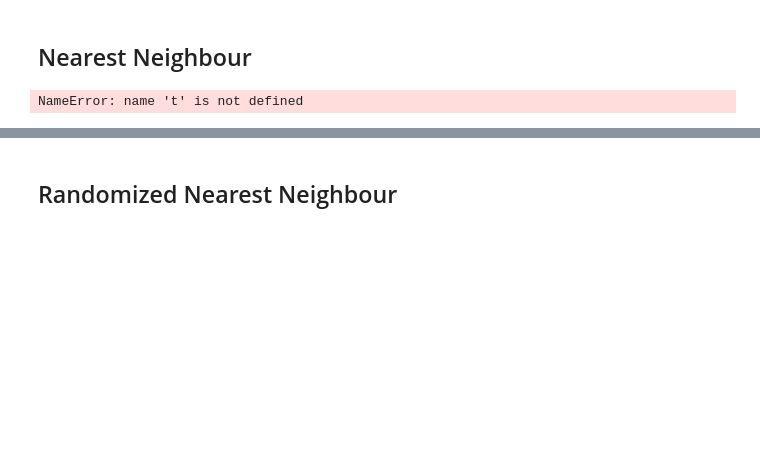
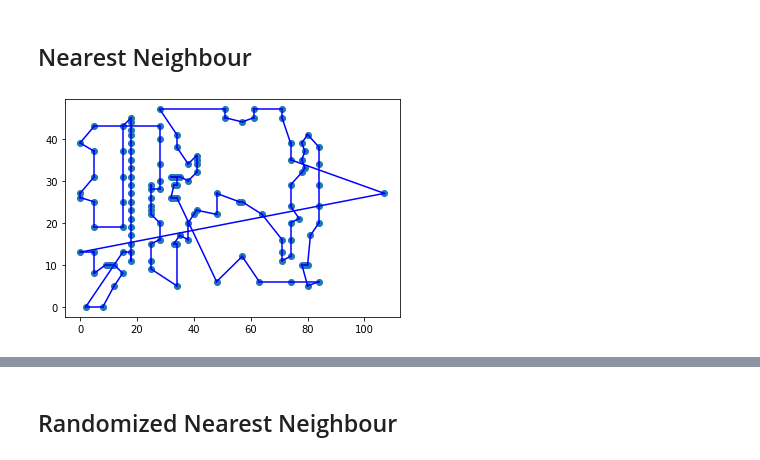
Before and after one commit to L4plac3/localsearch_tsp, a Jupyter notebook: code/test.ipynb, the cells around one changed output, grey strips where cells are left out. Saved outputs shown, nothing was run; the diff lists cells and outputs as text; code cells hidden in the pictures; blank space fills up the shorter version.

Commit message:
Added Repeated Nearest Neighbour

```diff
--- a/code/test.ipynb
+++ b/code/test.ipynb
@@ -20,9 +23,8 @@ NameError: name 'generator' is not defined
 # %% [markdown]
 ## Nearest Neighbour
 # %%
-NN = NearestNeighbour()
+NN = slv.NN()
 t.solve(NN)
-t.plotSolution('NearestNeighbour')
-print('NN cost: ', t.getCost('NearestNeighbour'))
+t.plotSolution('NN')
 # %% [output]
-NameError: name 't' is not defined
+[figure, added]
```
Also changed, not shown: parts of 22 cells of this notebook, 4 other files.
